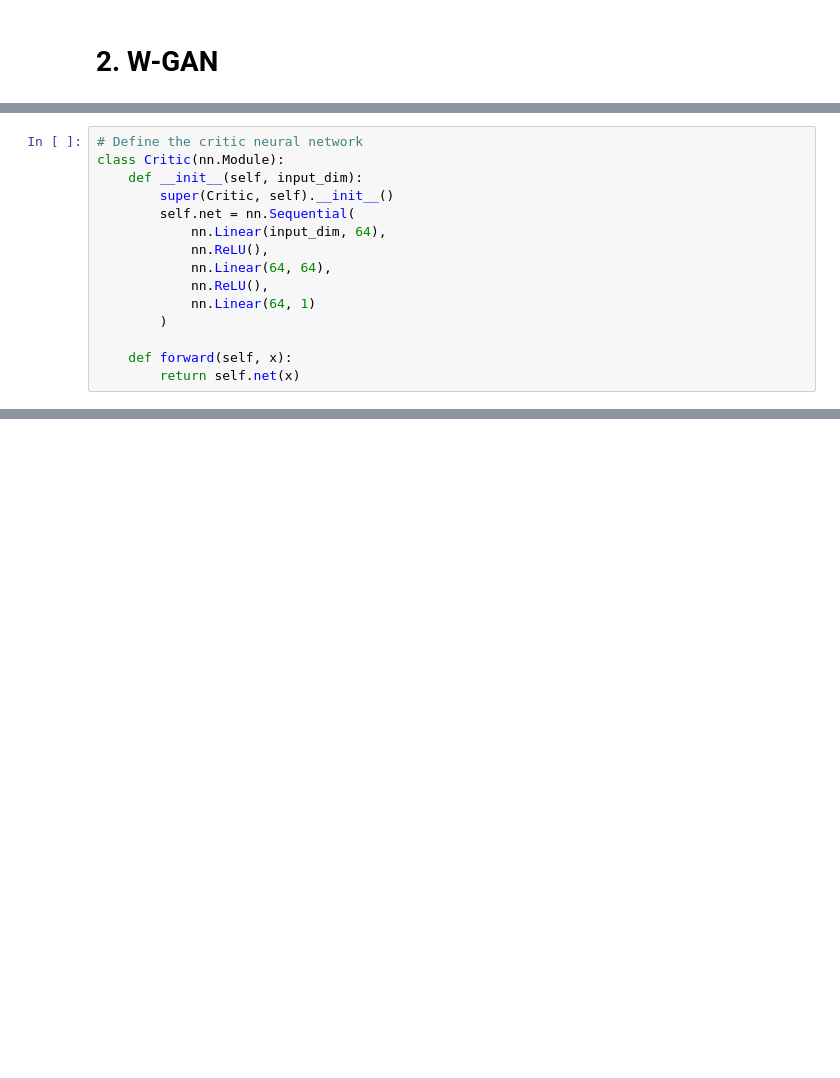
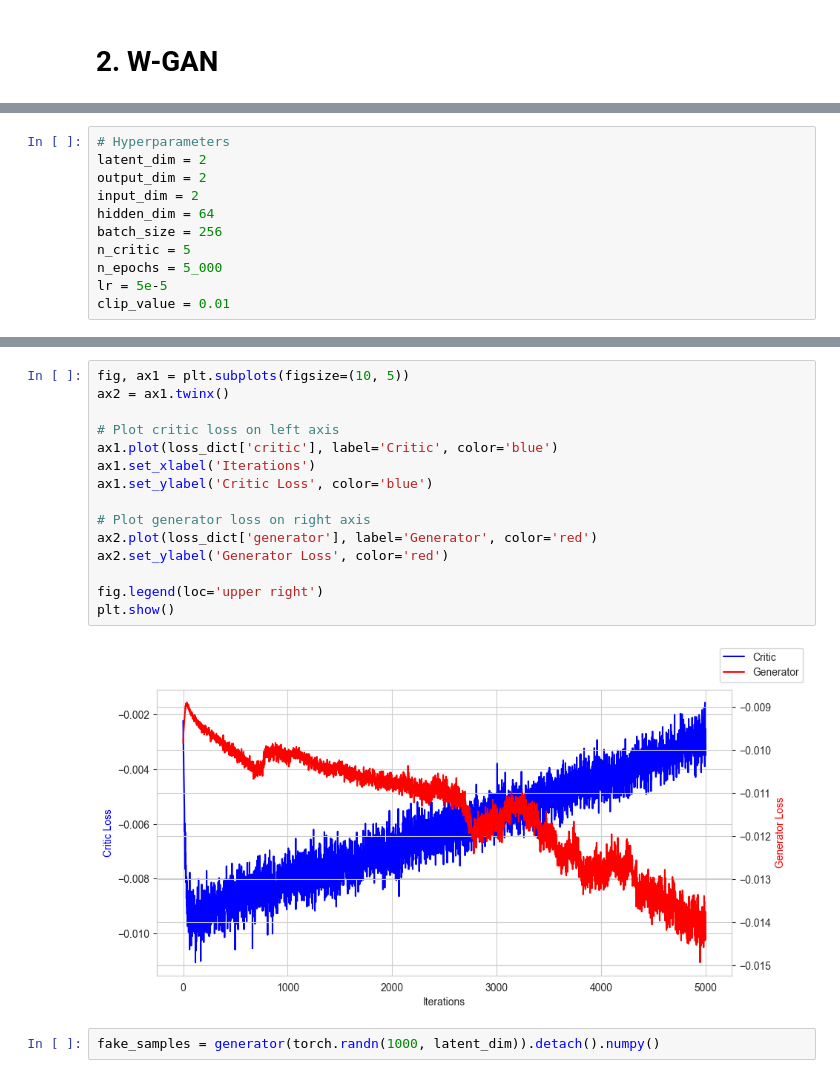
Before and after one commit to thibautvalour/W-GAN_vs_Sinkhorn, a Jupyter notebook: main.ipynb, the cells around one changed output, grey strips where cells are left out. Cells and saved outputs as stored; diff of their text form; blank space fills up the shorter version.

```diff
--- a/main.ipynb
+++ b/main.ipynb
@@ -55,15 +85,0 @@ In part 2 of the plan, we will implement the W-GAN model and train the critic on
-# %%
-# Define the critic neural network
-class Critic(nn.Module):
-    def __init__(self, input_dim):
-        super(Critic, self).__init__()
-        self.net = nn.Sequential(
-            nn.Linear(input_dim, 64),
-            nn.ReLU(),
-            nn.Linear(64, 64),
-            nn.ReLU(),
-            nn.Linear(64, 1)
-        )
-
-    def forward(self, x):
-        return self.net(x)
@@ -172,0 +126,11 @@ for i in range(num_distributions - 1):
+# %%
+# Hyperparameters
+latent_dim = 2
+output_dim = 2
+input_dim = 2
+hidden_dim = 64
+batch_size = 256
+n_critic = 5
+n_epochs = 5_000
+lr = 5e-5
+clip_value = 0.01
@@ -172,0 +193,19 @@ for i in range(num_distributions - 1):
+# %%
+fig, ax1 = plt.subplots(figsize=(10, 5))
+ax2 = ax1.twinx()
+
+# Plot critic loss on left axis
+ax1.plot(loss_dict['critic'], label='Critic', color='blue')
+ax1.set_xlabel('Iterations')
+ax1.set_ylabel('Critic Loss', color='blue')
+
+# Plot generator loss on right axis
+ax2.plot(loss_dict['generator'], label='Generator', color='red')
+ax2.set_ylabel('Generator Loss', color='red')
+
+fig.legend(loc='upper right')
+plt.show()
+# %% [output]
+[figure, added]
+# %%
+fake_samples = generator(torch.randn(1000, latent_dim)).detach().numpy()
```
Also changed, not shown: parts of 24 cells of this notebook.
